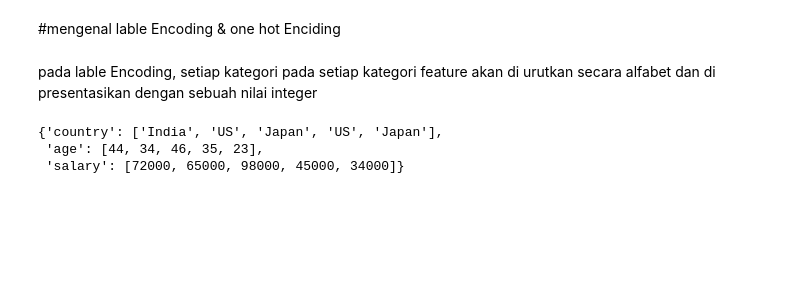
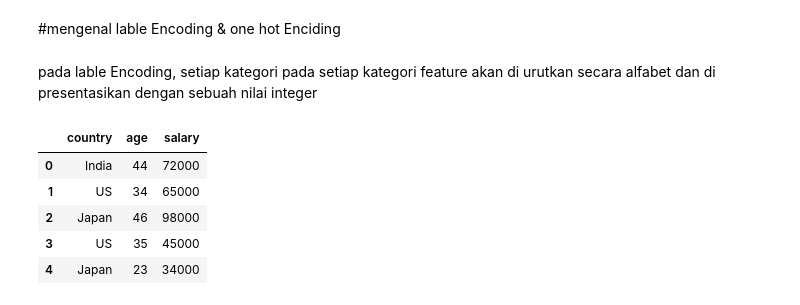
Before and after one commit to ihyaulumuddin044/machineLearning, a Jupyter notebook: categorical_encoding.ipynb, the cells around one changed output. Drawn from its saved outputs; the diff is of its cells as text; code cells hidden in the pictures; blank space fills up the shorter version.

```diff
--- a/categorical_encoding.ipynb
+++ b/categorical_encoding.ipynb
@@ -7,15 +7,17 @@ pada lable Encoding, setiap kategori pada setiap kategori feature akan di urutka
 # %%
 import pandas as pd
 
-df = ({
+df = pd.DataFrame({
     'country':['India','US','Japan','US','Japan'],
     'age': [44, 34, 46, 35,23],
     'salary': [72000, 65000, 98000, 45000, 34000]
 })
 
 df
-# print(f'data:{df}')
 # %% [output]
-{'country': ['India', 'US', 'Japan', 'US', 'Japan'],
- 'age': [44, 34, 46, 35, 23],
- 'salary': [72000, 65000, 98000, 45000, 34000]}
+|  | country | age | salary |
+| 0 | India | 44 | 72000 |
+| 1 | US | 34 | 65000 |
+| 2 | Japan | 46 | 98000 |
+| 3 | US | 35 | 45000 |
+| 4 | Japan | 23 | 34000 |
```
Also changed, not shown: parts of 14 cells of this notebook.
